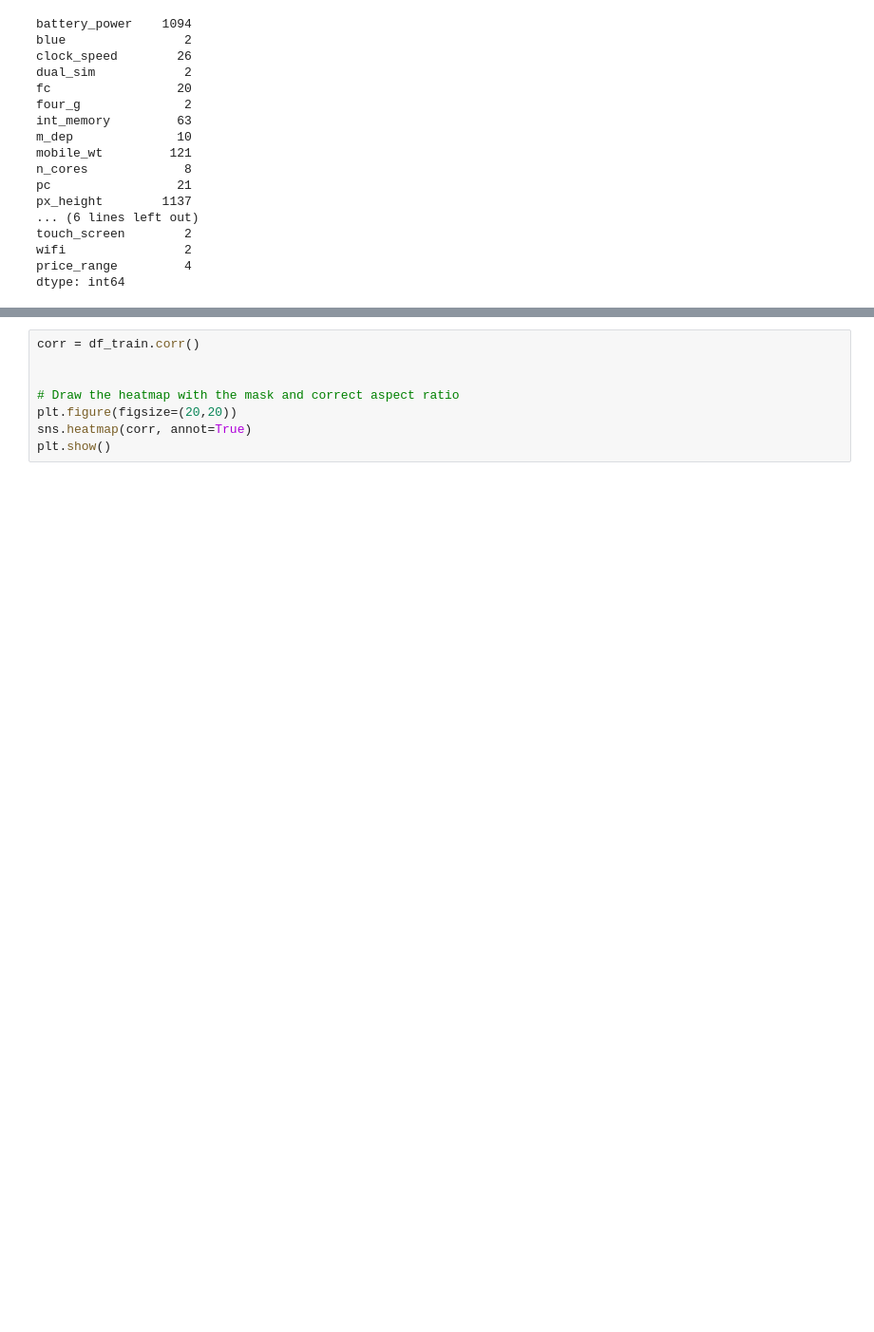
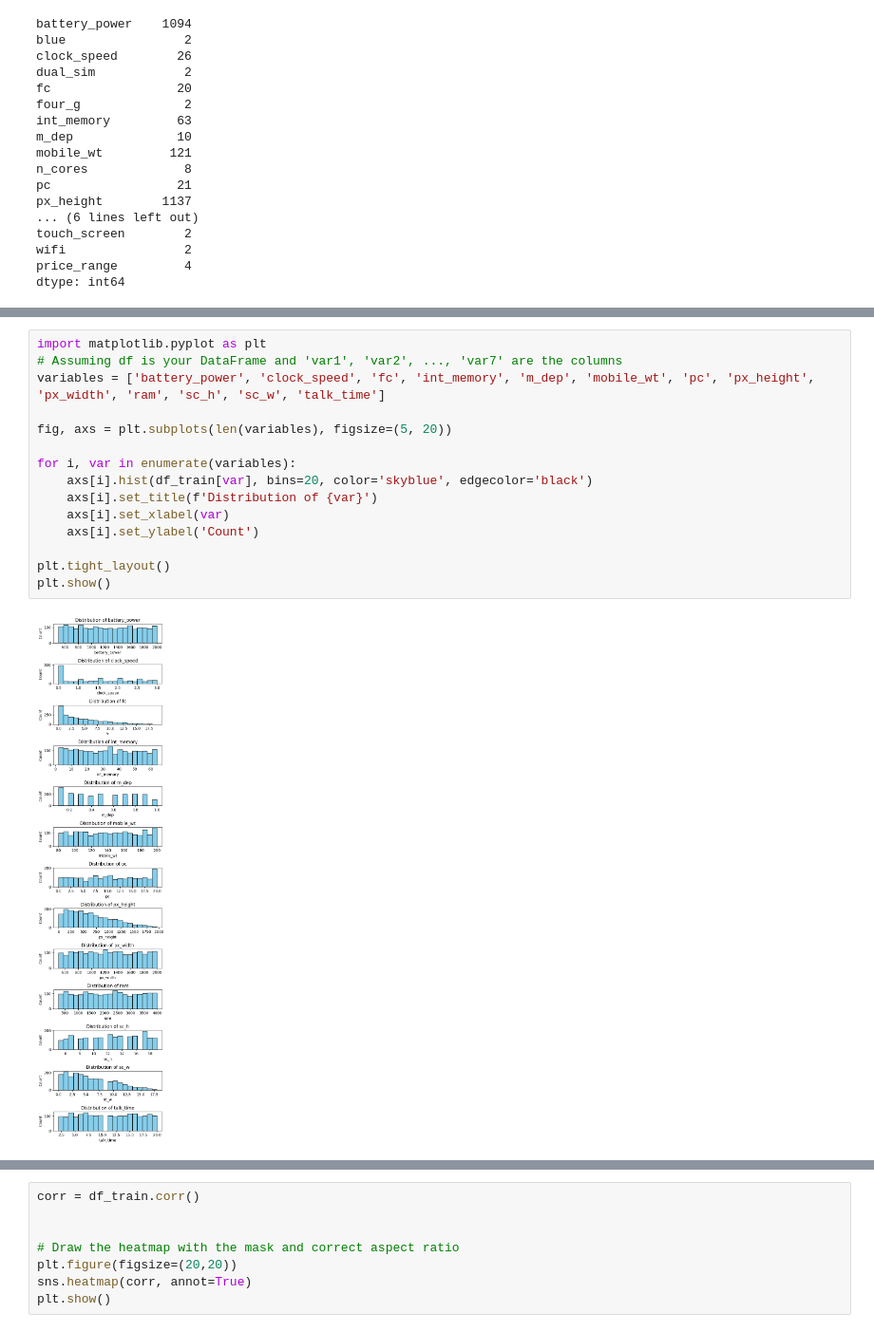
Before and after one commit to MarkkusKoddala/MobilePriceClassification, a Jupyter notebook: Untitled.ipynb, the cells around one changed output, grey strips where cells are left out. Shown at 95% size. Saved outputs shown, nothing was run; the diff lists cells and outputs as text; blank space fills up the shorter version.

```diff
--- a/Untitled.ipynb
+++ b/Untitled.ipynb
@@ -116,0 +123,17 @@ plt.show()
+# %%
+import matplotlib.pyplot as plt
+# Assuming df is your DataFrame and 'var1', 'var2', ..., 'var7' are the columns
+variables = ['battery_power', 'clock_speed', 'fc', 'int_memory', 'm_dep', 'mobile_wt', 'pc', 'px_height', 'px_width', 'ram', 'sc_h', 'sc_w', 'talk_time']
+
+fig, axs = plt.subplots(len(variables), figsize=(5, 20))
+
+for i, var in enumerate(variables):
+    axs[i].hist(df_train[var], bins=20, color='skyblue', edgecolor='black')
+    axs[i].set_title(f'Distribution of {var}')
+    axs[i].set_xlabel(var)
+    axs[i].set_ylabel('Count')
+
+plt.tight_layout()
+plt.show()
+# %% [output]
+[figure, added]
```
Also changed, not shown: parts of 16 cells of this notebook.
